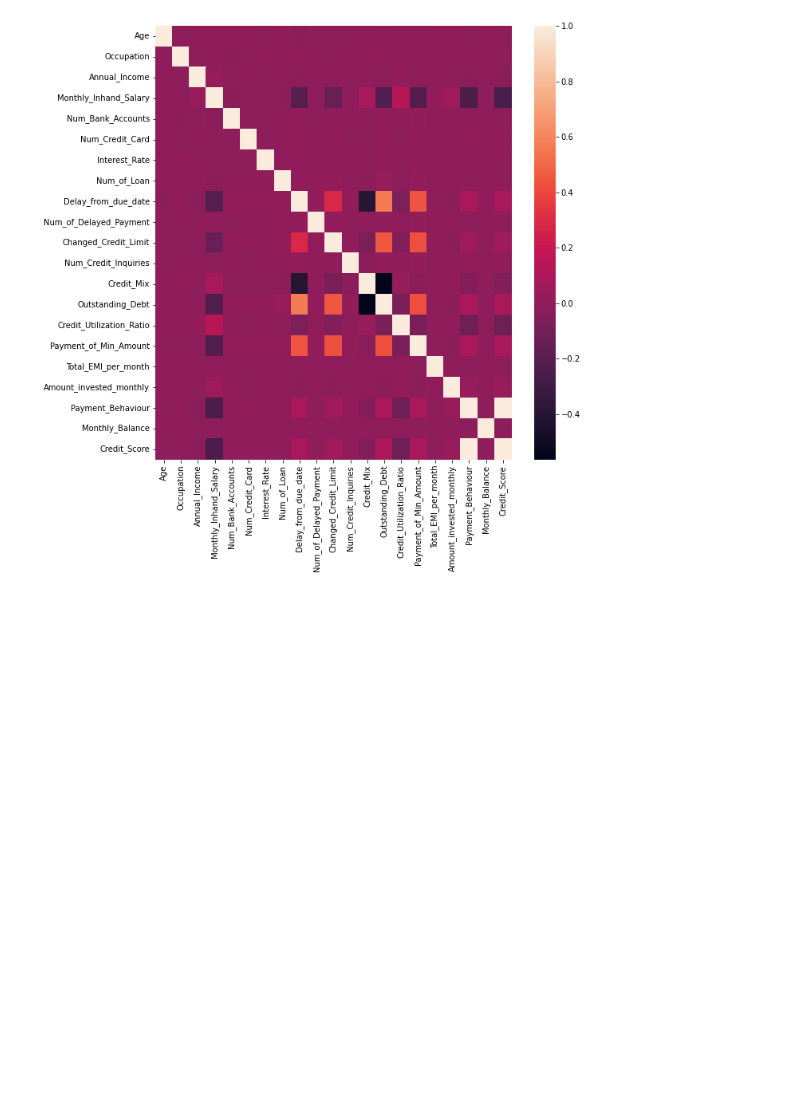
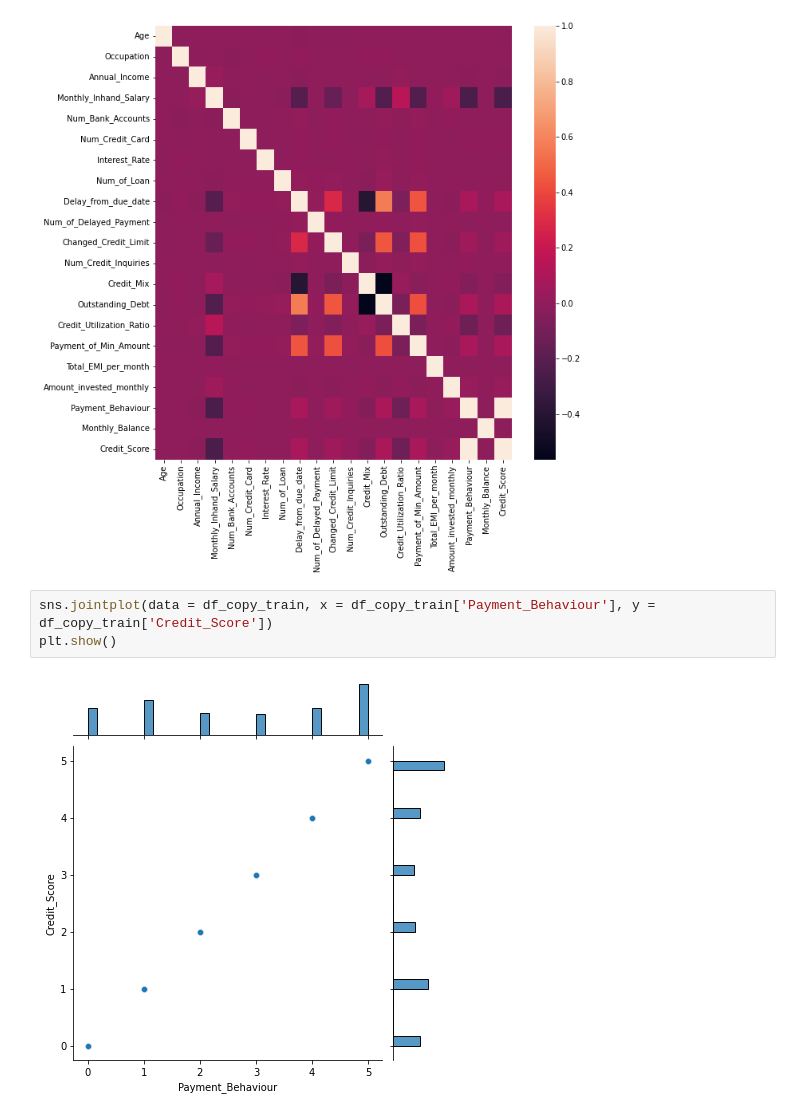
Before and after one commit to earo12/Credit-Score-Classification, a Jupyter notebook: Credit_Score_Classification.ipynb, the cells around one changed output. Drawn from its saved outputs; the diff is of its cells as text; blank space fills up the shorter version.

Commit message:
Added regplot with payment_behaviour and credit_score

```diff
--- a/Credit_Score_Classification.ipynb
+++ b/Credit_Score_Classification.ipynb
@@ -531,3 +531,8 @@ sns.heatmap(df_copy_train.corr(), annot = False)
 plt.show()
 # %% [output]
 [figure]
+# %%
+sns.jointplot(data = df_copy_train, x = df_copy_train['Payment_Behaviour'], y = df_copy_train['Credit_Score'])
+plt.show()
+# %% [output]
+[figure, added]
```
